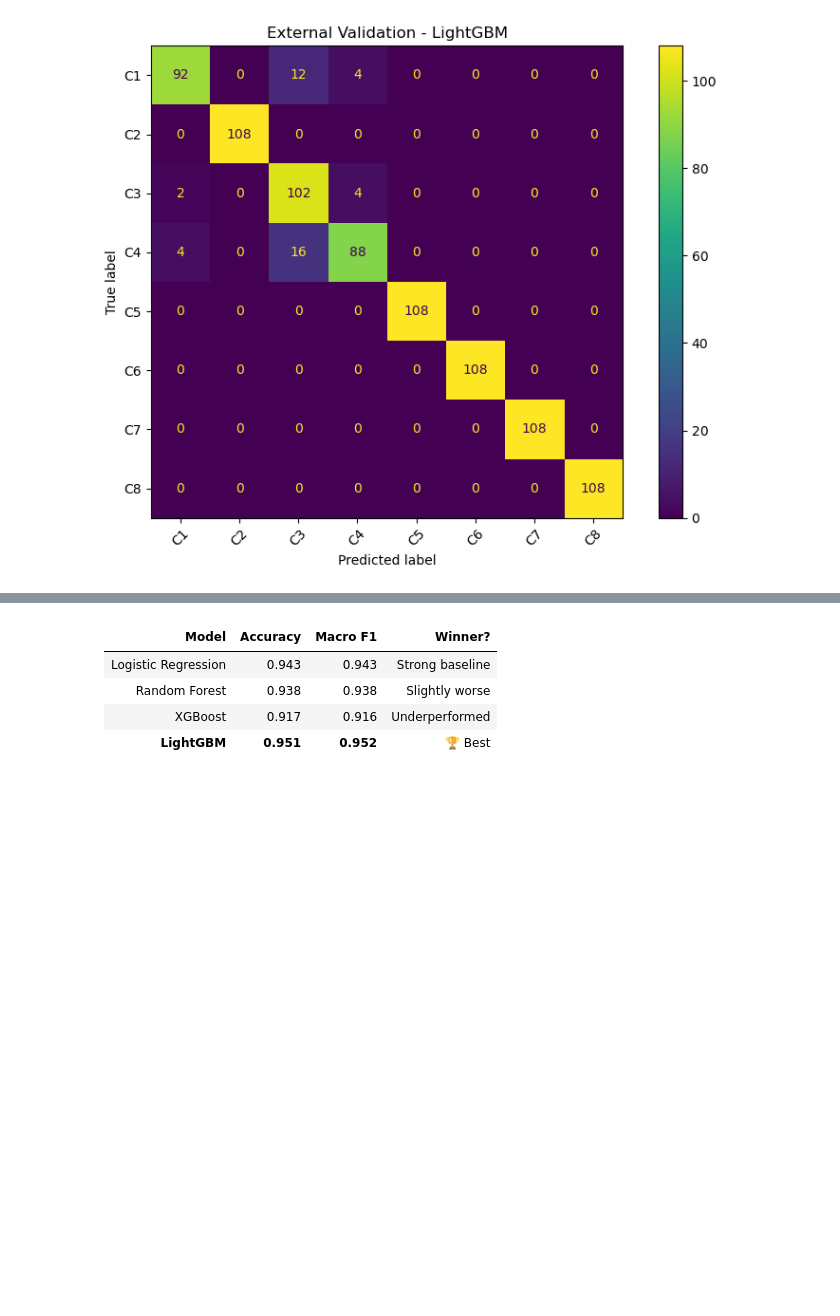
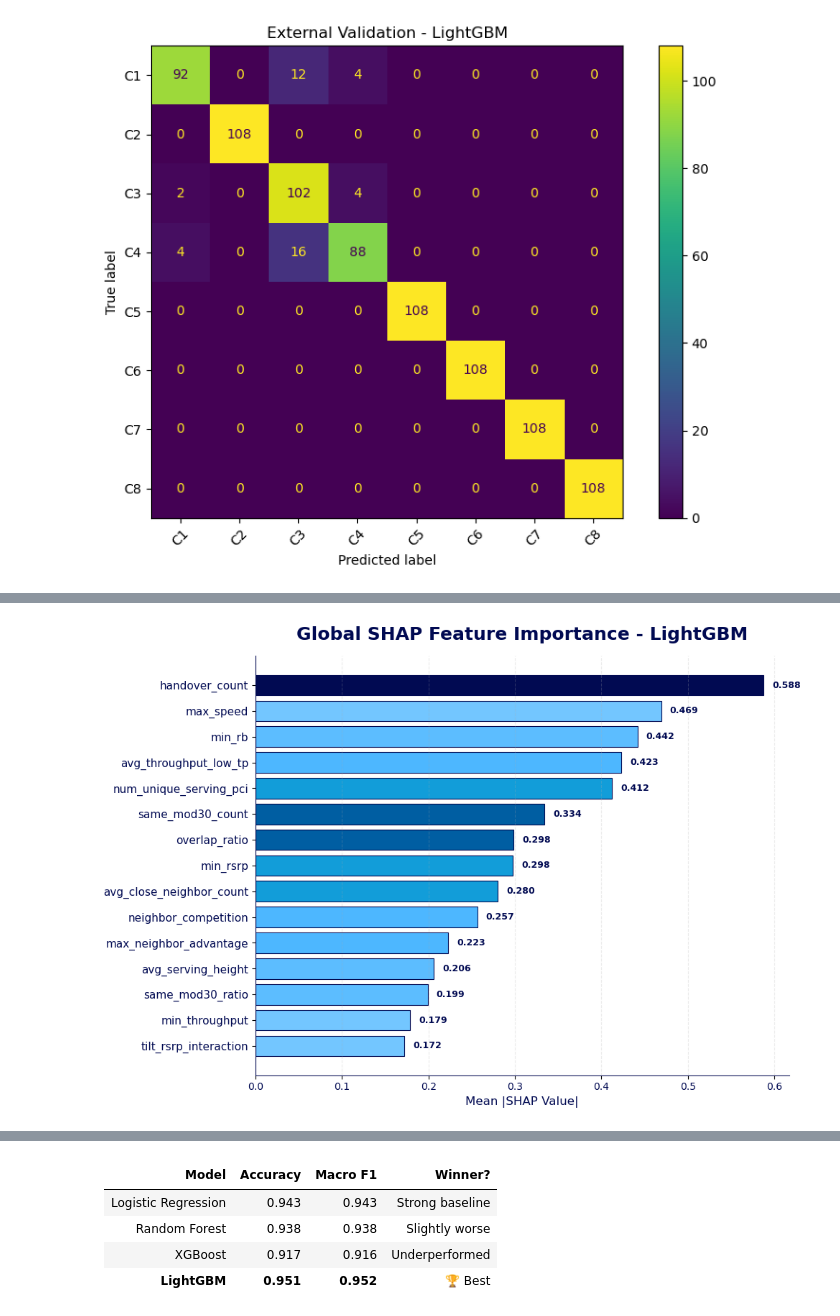
Before and after one commit to oyunmintrio95/Telelogs_RCA, a Jupyter notebook: modeling/modeling1-5.ipynb, the cells around one changed output, grey strips where cells are left out. Drawn from its saved outputs; the diff is of its cells as text; code cells hidden in the pictures; blank space fills up the shorter version.

```diff
--- a/modeling/modeling1-5.ipynb
+++ b/modeling/modeling1-5.ipynb
@@ -4093,0 +4242,77 @@ plt.show()
+# %%
+import matplotlib.pyplot as plt
+
+# Theme colors
+NAVY = "#010a52"
+BLUE = "#129dd9"
+LIGHT_BLUE = "#4db7ff"
+SKY = "#5cbdff"
+PALE_BLUE = "#73c6ff"
+DARK_BLUE = "#005ea2"
+
+# Sort for horizontal plot
+plot_df = shap_importance_df.sort_values("Mean Abs SHAP", ascending=True)
+
+# Gradient-like palette
+colors = [
+    PALE_BLUE, PALE_BLUE, SKY, SKY, LIGHT_BLUE,
+    LIGHT_BLUE, BLUE, BLUE, DARK_BLUE, DARK_BLUE,
+    BLUE, LIGHT_BLUE, SKY, PALE_BLUE, NAVY
+]
+
+plt.figure(figsize=(10, 7))
+
+bars = plt.barh(
+    plot_df["Feature"],
+    plot_df["Mean Abs SHAP"],
+    color=colors[:len(plot_df)],
+    edgecolor=NAVY,
+    linewidth=0.8
+)
+
+plt.title(
+    "Global SHAP Feature Importance - LightGBM",
+    fontsize=18,
+    fontweight="bold",
+    color=NAVY,
+    pad=16
+)
+
+plt.xlabel(
+    "Mean |SHAP Value|",
+    fontsize=12,
+    color=NAVY
+)
+
+plt.ylabel("")
+
+plt.xticks(fontsize=10, color=NAVY)
+plt.yticks(fontsize=11, color=NAVY)
+
+plt.grid(
+    axis="x",
+    linestyle="--",
+    alpha=0.25
+)
+
+plt.gca().spines["top"].set_visible(False)
+plt.gca().spines["right"].set_visible(False)
+plt.gca().spines["left"].set_color(NAVY)
+plt.gca().spines["bottom"].set_color(NAVY)
+
+for bar in bars:
+    value = bar.get_width()
+    plt.text(
+        value + 0.01,
+        bar.get_y() + bar.get_height() / 2,
+        f"{value:.3f}",
+        va="center",
+        fontsize=9,
+        fontweight="bold",
+        color=NAVY
+    )
+
+plt.tight_layout()
+plt.show()
+# %% [output]
+[figure, added]
```
Also changed, not shown: parts of 14 cells of this notebook.
